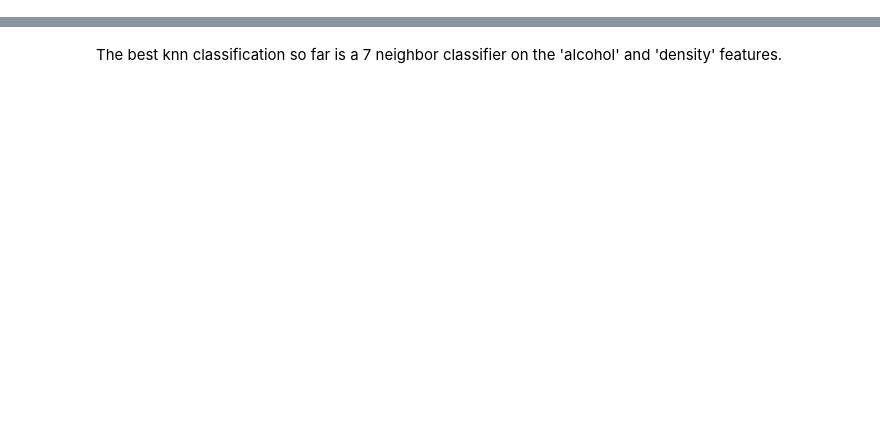
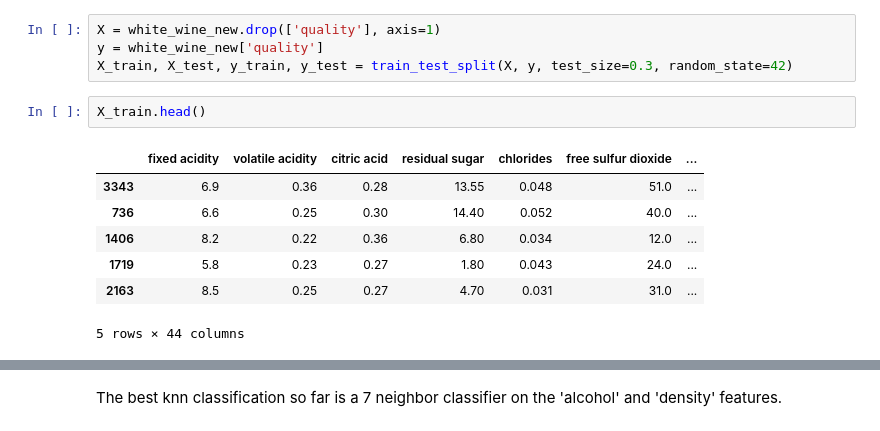
Before and after one commit to ibanezj5/Springboard-Capstone-Project-1, a Jupyter notebook: machine-learning.ipynb, the cells around one changed output, grey strips where cells are left out. Drawn from its saved outputs; the diff is of its cells as text; blank space fills up the shorter version.

```diff
--- a/machine-learning.ipynb
+++ b/machine-learning.ipynb
@@ -18,0 +31,14 @@ mid_and_low_quality = white_wine.loc[ white_wine['quality'] < 7 ]   #ratings 3,
+# %%
+X = white_wine_new.drop(['quality'], axis=1)
+y = white_wine_new['quality']
+X_train, X_test, y_train, y_test = train_test_split(X, y, test_size=0.3, random_state=42)
+# %%
+X_train.head()
+# %% [output]
+|  | fixed acidity | volatile acidity | citric acid | residual sugar | chlorides | free sulfur dioxide | ... |
+| 3343 | 6.9 | 0.36 | 0.28 | 13.55 | 0.048 | 51.0 | ... |
+| 736 | 6.6 | 0.25 | 0.30 | 14.40 | 0.052 | 40.0 | ... |
+| 1406 | 8.2 | 0.22 | 0.36 | 6.80 | 0.034 | 12.0 | ... |
+| 1719 | 5.8 | 0.23 | 0.27 | 1.80 | 0.043 | 24.0 | ... |
+| 2163 | 8.5 | 0.25 | 0.27 | 4.70 | 0.031 | 31.0 | ... |
+5 rows × 44 columns
```
Also changed, not shown: parts of 34 cells of this notebook.
